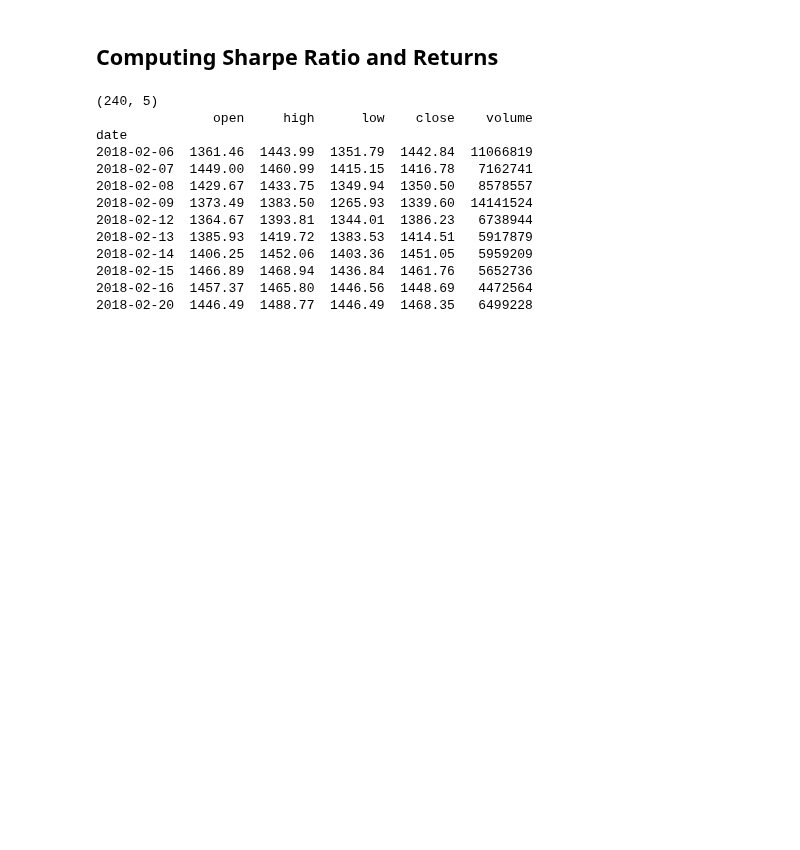
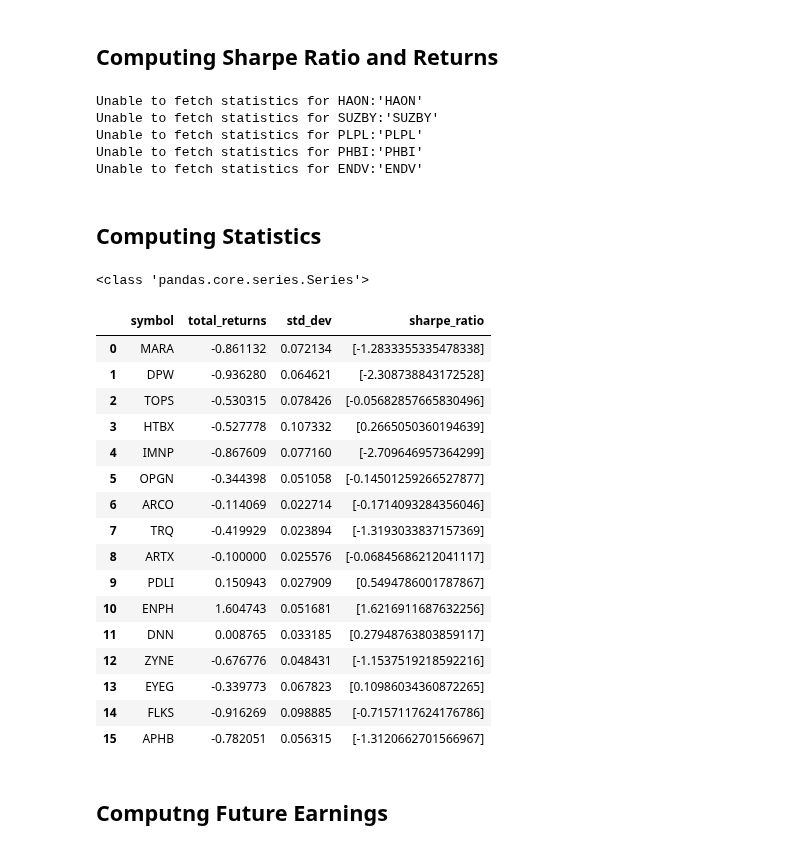
Before and after one commit to mmistroni/TensorFlowPlayground, a Jupyter notebook: QSTK_Test.ipynb, the cells around one changed output. Saved outputs shown, nothing was run; the diff lists cells and outputs as text; code cells hidden in the pictures; blank space fills up the shorter version.

```diff
--- a/QSTK_Test.ipynb
+++ b/QSTK_Test.ipynb
@@ -146,25 +159,70 @@ from datetime import datetime
 
 
 def get_closes(start, end, symbol):
-  returndr.DataReader(symbol, 'iex', start, end)
+  return dr.DataReader(symbol, 'iex', start, end)['close']
+
+
+def compute_statistics(symbol, prices):
+  #prices = get_closes(start, end, symbol)
+  daily_returns = compute_daily_returns(prices)
+  std_dev  = compute_standard_deviations(daily_returns)
+  sharpe = compute_sharpe_ratio(daily_returns, std_dev)
+  total_returns = (prices[-1]*1.0 / prices[0]) -1
+
+  return {'std_dev' : std_dev,
+         'sharpe_ratio' : sharpe,
+         'total_returns' : total_returns,
+         'symbol': symbol}
+
 
 end = pd.Timestamp(datetime.now())
 start = end - BDay(250)
-print (stock_data.shape)
-
 symbols = ['MARA','DPW','TOPS','HAON','HTBX','IMNP','OPGN','SUZBY','ARCO','TRQ','ARTX','PDLI','ENPH','PLPL',
            'DNN','ZYNE','EYEG','FLKS','APHB','PHBI','ENDV']
+
+all_dicts = []
+for sym in symbols:
+  try:
+    all_dicts.append((sym, get_closes(start, end, sym)))#compute_statistics(start, end ,sym)) #compute_statistics(sym, start, end))
+  except Exception as e:
+    print('Unable to fetch statistics for %s:%s' % (sym, str(e)))
 # %% [output]
-(240, 5)
-               open     high      low    close    volume
-date
-2018-02-06  1361.46  1443.99  1351.79  1442.84  11066819
-2018-02-07  1449.00  1460.99  1415.15  1416.78   7162741
-2018-02-08  1429.67  1433.75  1349.94  1350.50   8578557
-2018-02-09  1373.49  1383.50  1265.93  1339.60  14141524
-2018-02-12  1364.67  1393.81  1344.01  1386.23   6738944
-2018-02-13  1385.93  1419.72  1383.53  1414.51   5917879
-2018-02-14  1406.25  1452.06  1403.36  1451.05   5959209
-2018-02-15  1466.89  1468.94  1436.84  1461.76   5652736
-2018-02-16  1457.37  1465.80  1446.56  1448.69   4472564
-2018-02-20  1446.49  1488.77  1446.49  1468.35   6499228
+Unable to fetch statistics for HAON:'HAON'
+Unable to fetch statistics for SUZBY:'SUZBY'
+Unable to fetch statistics for PLPL:'PLPL'
+Unable to fetch statistics for PHBI:'PHBI'
+Unable to fetch statistics for ENDV:'ENDV'
+# %% [markdown]
+<h2>Computing Statistics </h2>
+# %%
+print(type(all_dicts[0][1]))
+
+all_df = []
+for symbol, prices in all_dicts:
+  all_df.append(compute_statistics(symbol, prices))
+
+
+
+df = pd.DataFrame(all_df)[['symbol', 'total_returns','std_dev', 'sharpe_ratio']]
+df
+# %% [output]
+<class 'pandas.core.series.Series'>
+|  | symbol | total_returns | std_dev | sharpe_ratio |
+| 0 | MARA | -0.861132 | 0.072134 | [-1.2833355335478338] |
+| 1 | DPW | -0.936280 | 0.064621 | [-2.308738843172528] |
+| 2 | TOPS | -0.530315 | 0.078426 | [-0.05682857665830496] |
+| 3 | HTBX | -0.527778 | 0.107332 | [0.2665050360194639] |
+| 4 | IMNP | -0.867609 | 0.077160 | [-2.709646957364299] |
+| 5 | OPGN | -0.344398 | 0.051058 | [-0.14501259266527877] |
+| 6 | ARCO | -0.114069 | 0.022714 | [-0.1714093284356046] |
+| 7 | TRQ | -0.419929 | 0.023894 | [-1.3193033837157369] |
+| 8 | ARTX | -0.100000 | 0.025576 | [-0.06845686212041117] |
+| 9 | PDLI | 0.150943 | 0.027909 | [0.5494786001787867] |
+| 10 | ENPH | 1.604743 | 0.051681 | [1.6216911687632256] |
+| 11 | DNN | 0.008765 | 0.033185 | [0.27948763803859117] |
+| 12 | ZYNE | -0.676776 | 0.048431 | [-1.1537519218592216] |
+| 13 | EYEG | -0.339773 | 0.067823 | [0.10986034360872265] |
+| 14 | FLKS | -0.916269 | 0.098885 | [-0.7157117624176786] |
+| 15 | APHB | -0.782051 | 0.056315 | [-1.3120662701566967] |
+# %% [markdown]
+<h2> Computng Future Earnings</h2>
```
Also changed, not shown: parts of 11 cells of this notebook.
